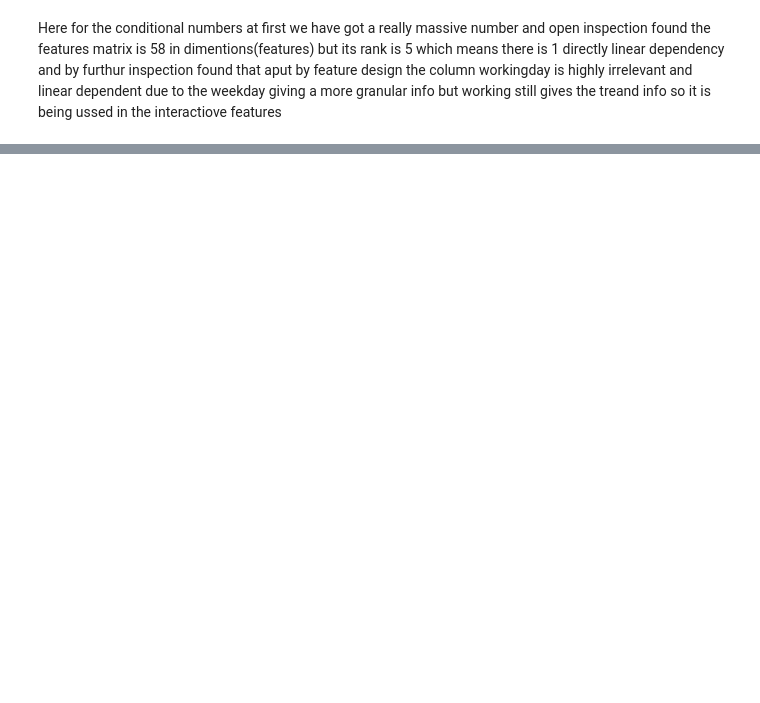
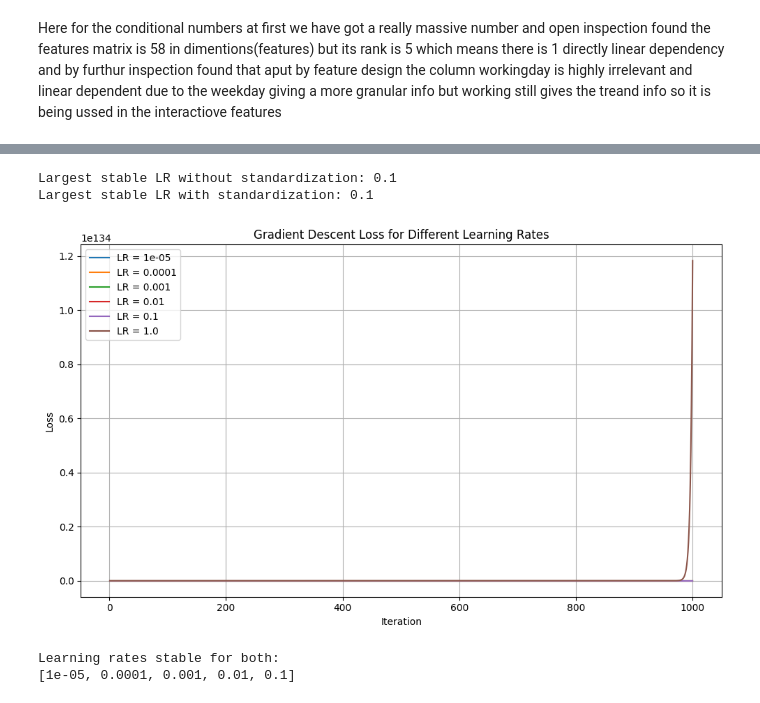
Before and after one commit to suryamanoj4/SMAI-Assignment-2, a Jupyter notebook: SMAI_assign_2.ipynb, the cells around one changed output, grey strips where cells are left out. Drawn from its saved outputs; the diff is of its cells as text; code cells hidden in the pictures; blank space fills up the shorter version.

```diff
--- a/SMAI_assign_2.ipynb
+++ b/SMAI_assign_2.ipynb
@@ -370,0 +606,22 @@ def batch_gradient_descent(x,y,learning_rate=0.01,max_iterations=1000,tolerance=
+# %%
+def check_stability(loss_history):
+
+    loss_history = np.asarray(loss_history)
+    if not np.all(np.isfinite(loss_history)):
+        return False
+    if loss_history[-1] > loss_history[0] * 100:
+        return False
+    if loss_history[-1] >= loss_history[0]:
+        return False
+
+    return True
+
+print("Unstandardized learning rates:")
+for lr in learning_rates:
+    stable = check_stability(results_unstandardized[lr]["loss"])
+    print(f"LR = {lr:<7} Stable = {stable}")
+
+print("\nStandardized learning rates:")
+for lr in learning_rates:
+    stable = check_stability(results_standardized[lr]["loss"])
+    print(f"LR = {lr:<7} Stable = {stable}")
@@ -370,0 +644,56 @@ def batch_gradient_descent(x,y,learning_rate=0.01,max_iterations=1000,tolerance=
+# %%
+stable_unstandardized = [
+    lr for lr in learning_rates
+    if check_stability(results_unstandardized[lr]["loss"])
+]
+stable_standardized = [
+    lr for lr in learning_rates
+    if check_stability(results_standardized[lr]["loss"])
+]
+largest_stable_unstandardized = (
+    max(stable_unstandardized)
+    if stable_unstandardized else None
+)
+largest_stable_standardized = (
+    max(stable_standardized)
+    if stable_standardized else None
+)
+print("Largest stable LR without standardization:",
+      largest_stable_unstandardized)
+print("Largest stable LR with standardization:",
+      largest_stable_standardized)
+# %% [output]
+Largest stable LR without standardization: 0.1
+Largest stable LR with standardization: 0.1
+# %%
+plt.figure(figsize=(10, 6))
+
+for lr in learning_rates:
+    loss_history = results_standardized[lr]["loss"]
+
+    plt.plot(
+        range(1, len(loss_history) + 1),
+        loss_history,
+        label=f"LR = {lr}"
+    )
+
+plt.xlabel("Iteration")
+plt.ylabel("Loss")
+plt.title("Gradient Descent Loss for Different Learning Rates")
+plt.legend()
+plt.grid(True)
+plt.tight_layout()
+plt.show()
+# %% [output]
+[figure, added]
+# %%
+common_stable_lrs = sorted(
+    set(stable_unstandardized) &
+    set(stable_standardized)
+)
+
+print("Learning rates stable for both:")
+print(common_stable_lrs)
+# %% [output]
+Learning rates stable for both:
+[1e-05, 0.0001, 0.001, 0.01, 0.1]
```
Also changed, not shown: parts of 28 cells of this notebook.
